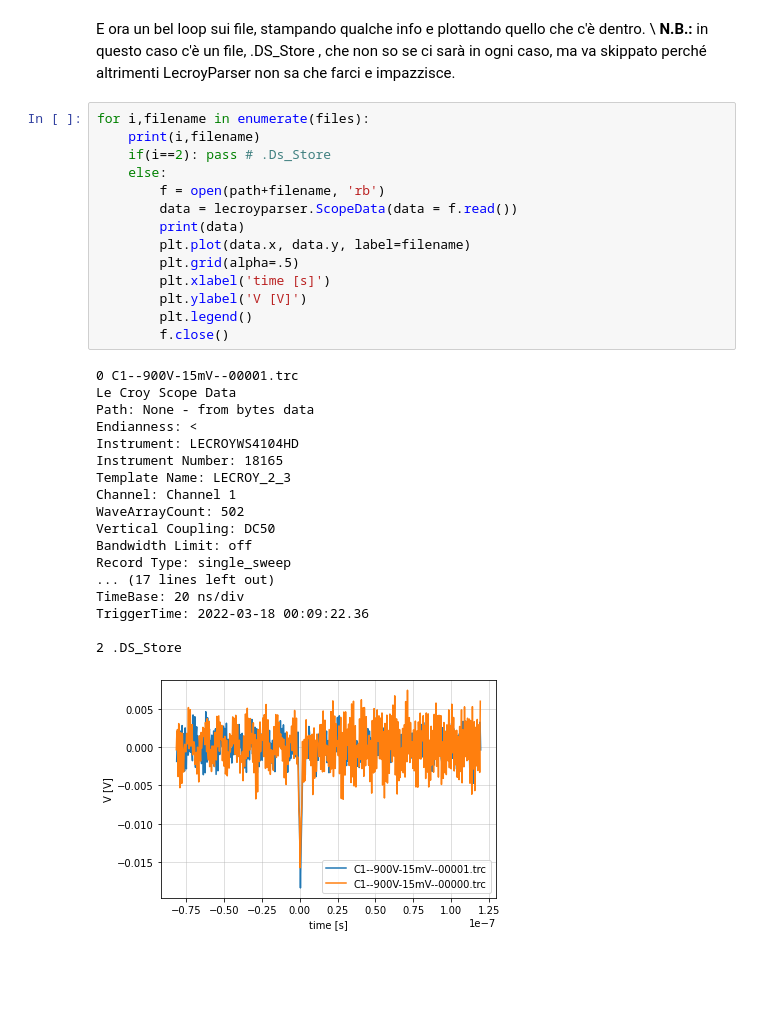
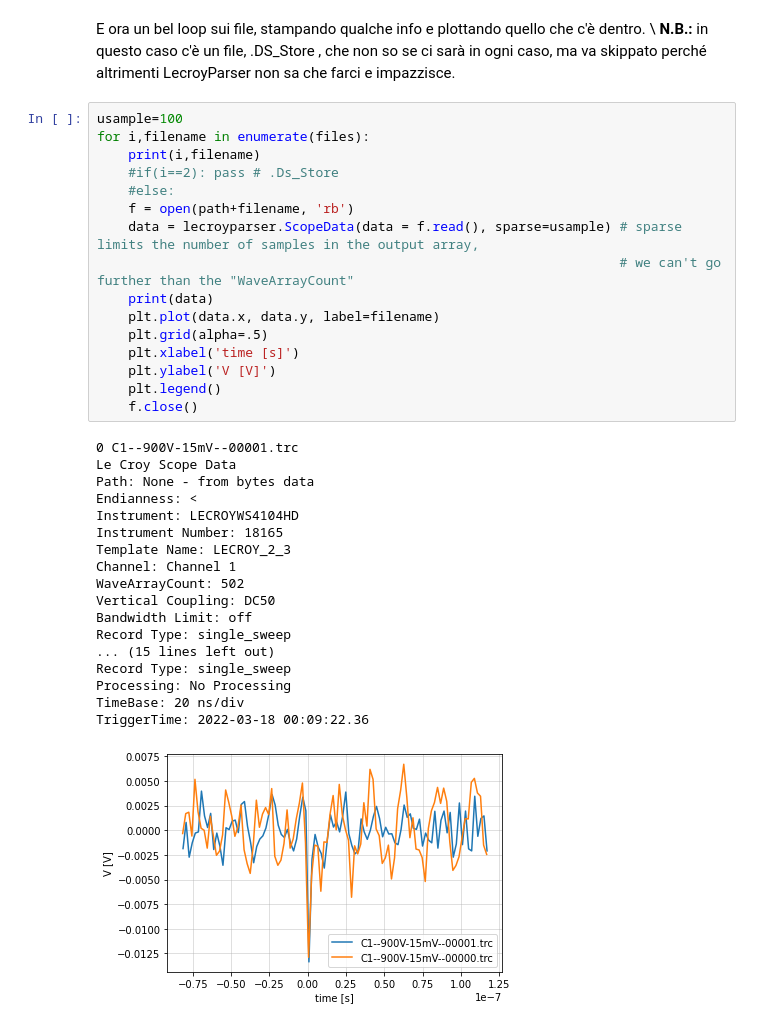
Before and after one commit to lucazappaterra/PhysLab-II---CYGNO, a Jupyter notebook: trc_format_usage.ipynb, the cells around one changed output. Cells and saved outputs as stored; diff of their text form; blank space fills up the shorter version.

```diff
--- a/trc_format_usage.ipynb
+++ b/trc_format_usage.ipynb
@@ -39,35 +54,37 @@ files = os.listdir(path)
 E ora un bel loop sui file, stampando qualche info e plottando quello che c'è dentro. \\
 **N.B.:** in questo caso c'è un file, .DS_Store , che non so se ci sarà in ogni caso, ma va skippato perché altrimenti LecroyParser non sa che farci e impazzisce.
 # %%
+usample=100
 for i,filename in enumerate(files):
     print(i,filename)
-    if(i==2): pass # .Ds_Store
-    else:
-        f = open(path+filename, 'rb')
-        data = lecroyparser.ScopeData(data = f.read())
-        print(data)
-        plt.plot(data.x, data.y, label=filename)
-        plt.grid(alpha=.5)
-        plt.xlabel('time [s]')
-        plt.ylabel('V [V]')
-        plt.legend()
-        f.close()
+    #if(i==2): pass # .Ds_Store
+    #else:
+    f = open(path+filename, 'rb')
+    data = lecroyparser.ScopeData(data = f.read(), sparse=usample) # sparse limits the number of samples in the output array,
+                                                                   # we can't go further than the "WaveArrayCount"
+    print(data)
+    plt.plot(data.x, data.y, label=filename)
+    plt.grid(alpha=.5)
+    plt.xlabel('time [s]')
+    plt.ylabel('V [V]')
+    plt.legend()
+    f.close()
 # %% [output]
 0 C1--900V-15mV--00001.trc
 Le Croy Scope Data
 Path: None - from bytes data
 Endianness: <
 Instrument: LECROYWS4104HD
 Instrument Number: 18165
 Template Name: LECROY_2_3
 Channel: Channel 1
 WaveArrayCount: 502
 Vertical Coupling: DC50
 Bandwidth Limit: off
 Record Type: single_sweep
-... (17 lines left out)
+... (15 lines left out)
+Record Type: single_sweep
+Processing: No Processing
 TimeBase: 20 ns/div
 TriggerTime: 2022-03-18 00:09:22.36
-
-2 .DS_Store
-[figure, old version]
+[figure, new version]
```
Also changed, not shown: parts of 6 cells of this notebook.
